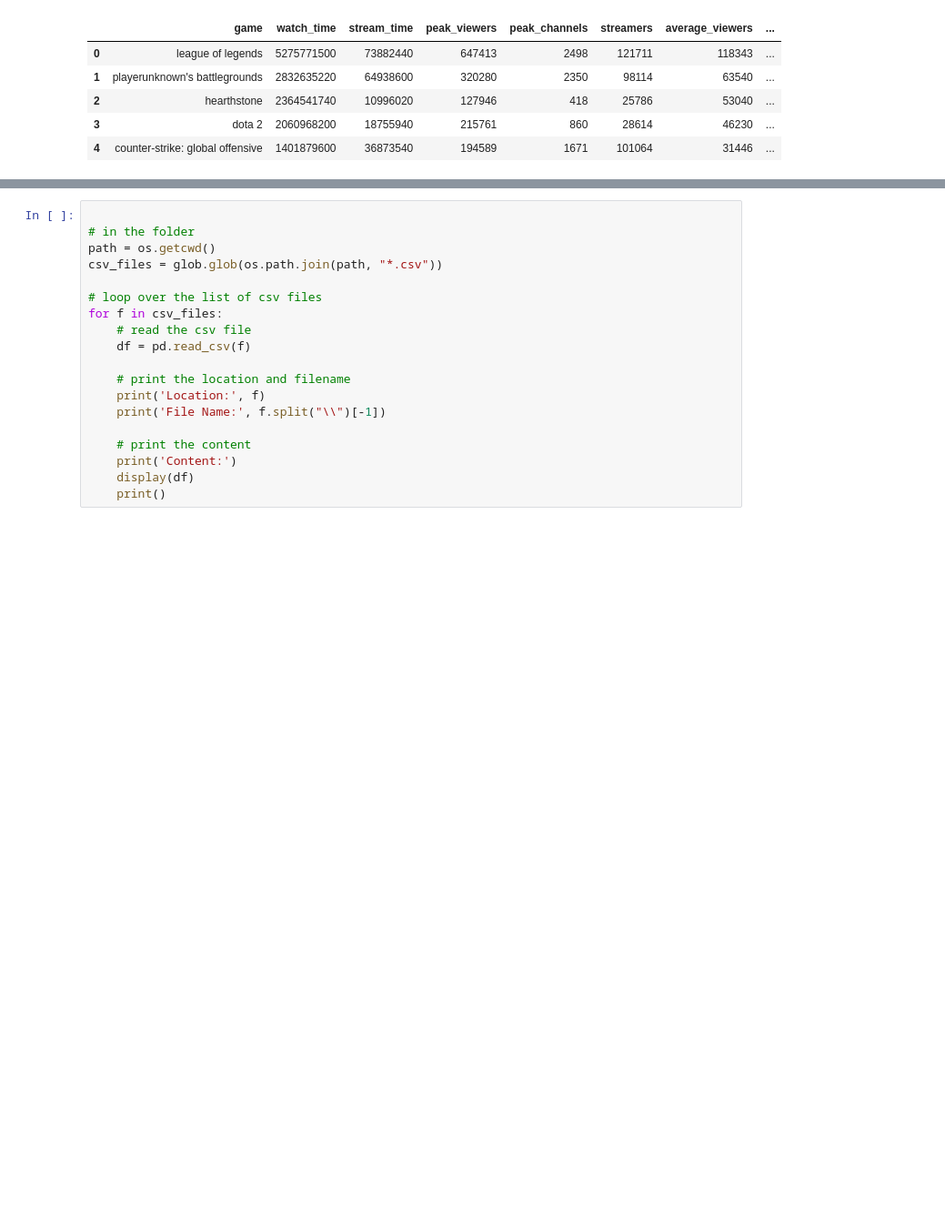
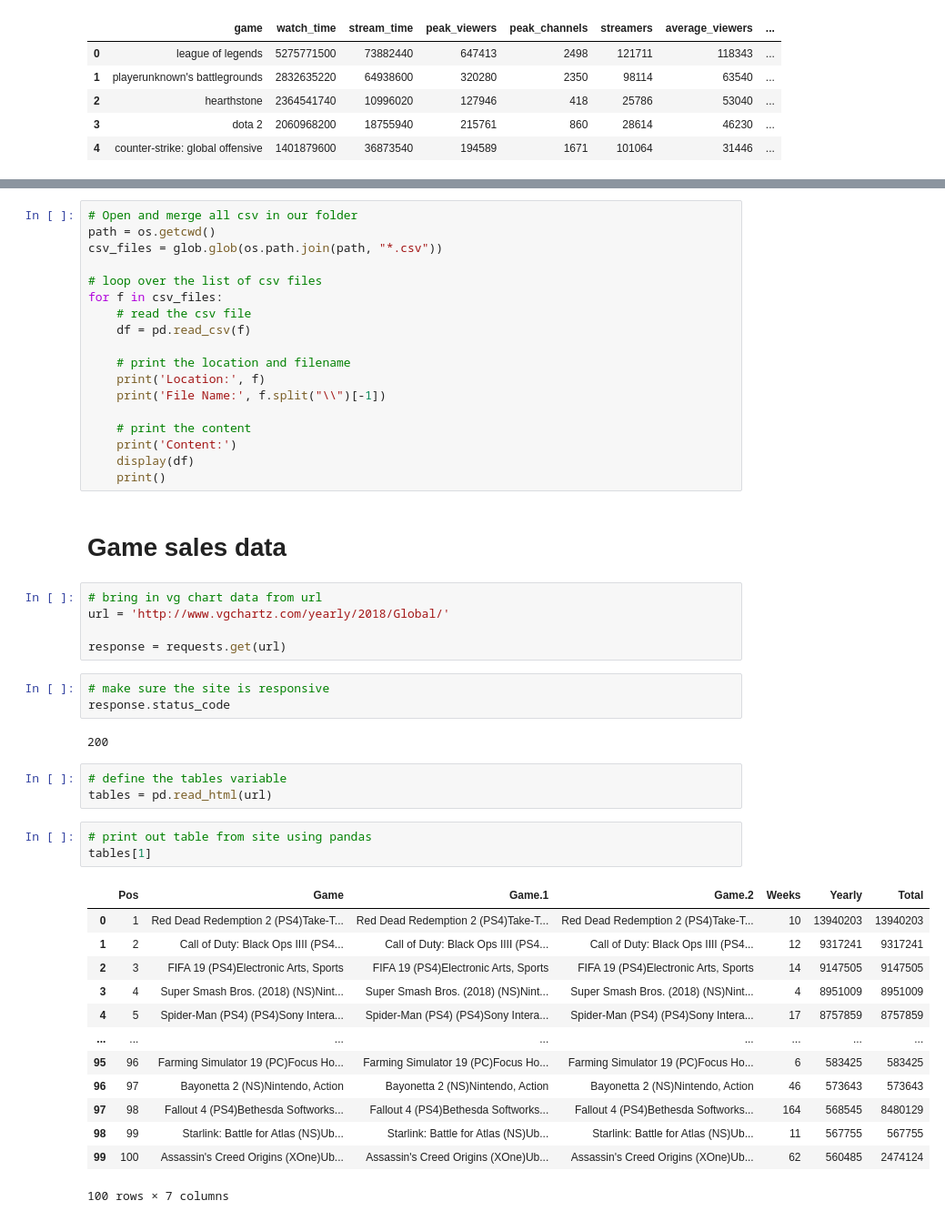
Before and after one commit to JoaquinLou/Streaming_game_influence, a Jupyter notebook: TFM limpio.ipynb, the cells around one changed output, grey strips where cells are left out. Shown at 91% size. Cells and saved outputs as stored; diff of their text form; blank space fills up the shorter version.

Commit message:
scrap game sales

```diff
--- a/TFM limpio.ipynb
+++ b/TFM limpio.ipynb
@@ -90,8 +108,7 @@ import pandas as pd
 import os
 import glob
 # %%
-
-# in the folder
+# Open and merge all csv in our folder
 path = os.getcwd()
 csv_files = glob.glob(os.path.join(path, "*.csv"))
 
@@ -108,3 +125,35 @@ for f in csv_files:
     print('Content:')
     display(df)
     print()
+# %% [markdown]
+# Game sales data
+# %%
+# bring in vg chart data from url
+url = 'http://www.vgchartz.com/yearly/2018/Global/'
+
+response = requests.get(url)
+# %%
+# make sure the site is responsive
+response.status_code
+# %% [output]
+200
+# %%
+# define the tables variable
+tables = pd.read_html(url)
+# %%
+# print out table from site using pandas
+tables[1]
+# %% [output]
+|  | Pos | Game | Game.1 | Game.2 | Weeks | Yearly | Total |
+| 0 | 1 | Red Dead Redemption 2 (PS4)Take-T... | Red Dead Redemption 2 (PS4)Take-T... | Red Dead Redemption 2 (PS4)Take-T... | 10 | 13940203 | 13940203 |
+| 1 | 2 | Call of Duty: Black Ops IIII (PS4... | Call of Duty: Black Ops IIII (PS4... | Call of Duty: Black Ops IIII (PS4... | 12 | 9317241 | 9317241 |
+| 2 | 3 | FIFA 19 (PS4)Electronic Arts, Sports | FIFA 19 (PS4)Electronic Arts, Sports | FIFA 19 (PS4)Electronic Arts, Sports | 14 | 9147505 | 9147505 |
+| 3 | 4 | Super Smash Bros. (2018) (NS)Nint... | Super Smash Bros. (2018) (NS)Nint... | Super Smash Bros. (2018) (NS)Nint... | 4 | 8951009 | 8951009 |
+| 4 | 5 | Spider-Man (PS4) (PS4)Sony Intera... | Spider-Man (PS4) (PS4)Sony Intera... | Spider-Man (PS4) (PS4)Sony Intera... | 17 | 8757859 | 8757859 |
+| ... | ... | ... | ... | ... | ... | ... | ... |
+| 95 | 96 | Farming Simulator 19 (PC)Focus Ho... | Farming Simulator 19 (PC)Focus Ho... | Farming Simulator 19 (PC)Focus Ho... | 6 | 583425 | 583425 |
+| 96 | 97 | Bayonetta 2 (NS)Nintendo, Action | Bayonetta 2 (NS)Nintendo, Action | Bayonetta 2 (NS)Nintendo, Action | 46 | 573643 | 573643 |
+| 97 | 98 | Fallout 4 (PS4)Bethesda Softworks... | Fallout 4 (PS4)Bethesda Softworks... | Fallout 4 (PS4)Bethesda Softworks... | 164 | 568545 | 8480129 |
+| 98 | 99 | Starlink: Battle for Atlas (NS)Ub... | Starlink: Battle for Atlas (NS)Ub... | Starlink: Battle for Atlas (NS)Ub... | 11 | 567755 | 567755 |
+| 99 | 100 | Assassin's Creed Origins (XOne)Ub... | Assassin's Creed Origins (XOne)Ub... | Assassin's Creed Origins (XOne)Ub... | 62 | 560485 | 2474124 |
+100 rows × 7 columns
```
Also changed, not shown: parts of 13 cells of this notebook.
